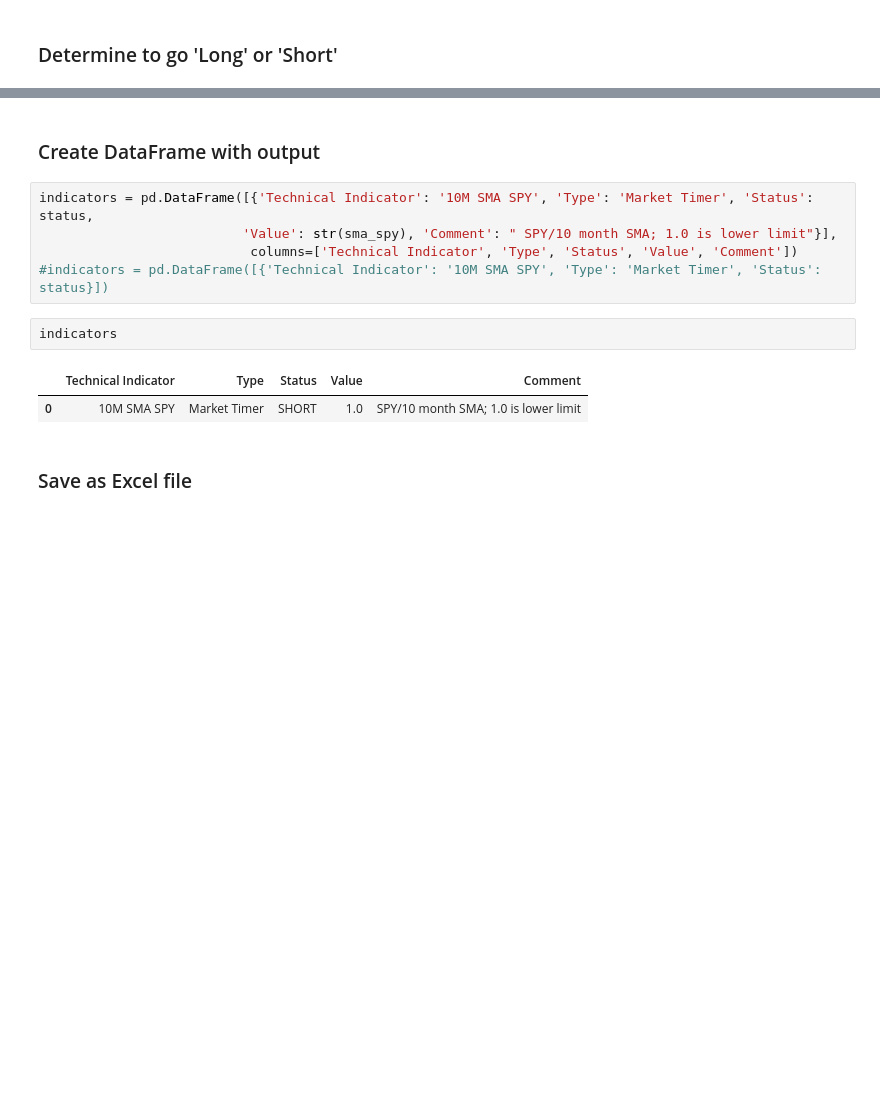
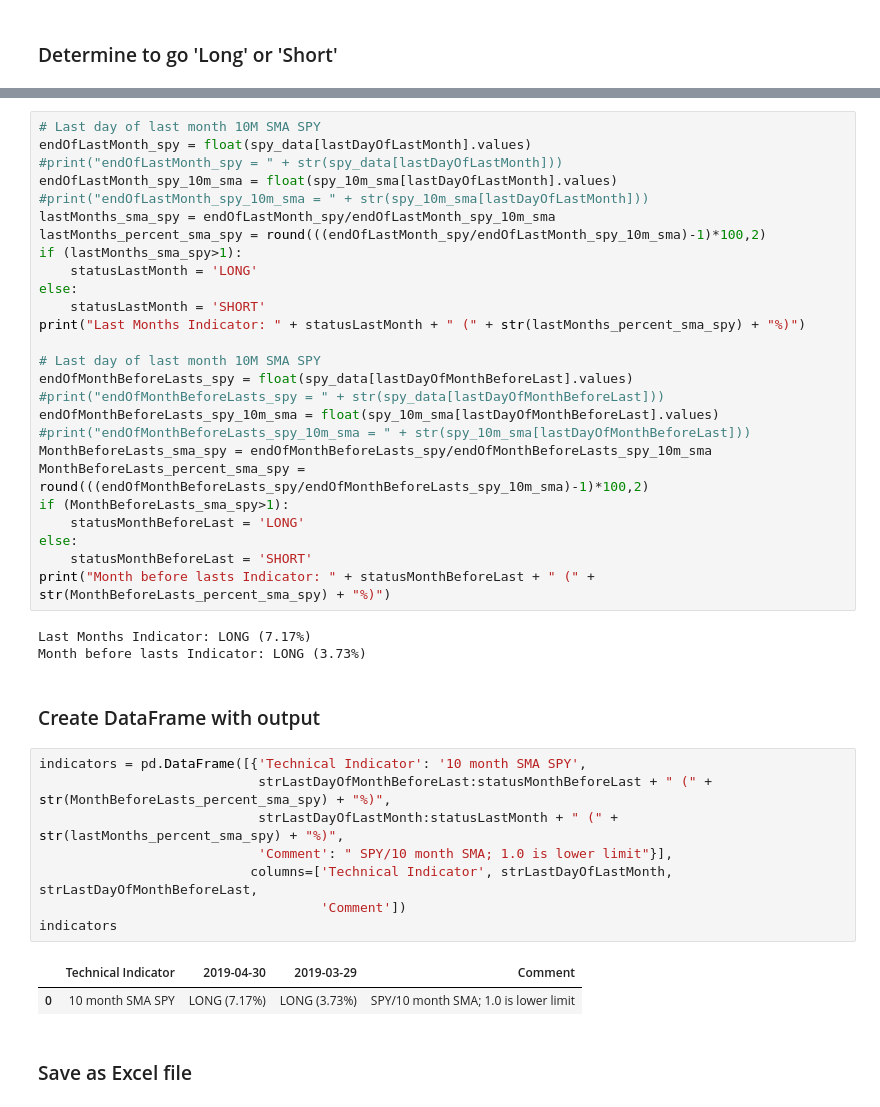
Before and after one commit to robertsloan/AAII-CIMI-Indicators, a Jupyter notebook: 10M SMA SPY.ipynb, the cells around one changed output, grey strips where cells are left out. Cells and saved outputs as stored; diff of their text form; blank space fills up the shorter version.

Commit message:
Changed 10M SMP SPY to create indicators for end of last month and end of the month before last.

```diff
--- a/10M SMA SPY.ipynb
+++ b/10M SMA SPY.ipynb
@@ -133,15 +145,45 @@ SHORT
+# %%
+# Last day of last month 10M SMA SPY
+endOfLastMonth_spy = float(spy_data[lastDayOfLastMonth].values)
+#print("endOfLastMonth_spy = " + str(spy_data[lastDayOfLastMonth]))
+endOfLastMonth_spy_10m_sma = float(spy_10m_sma[lastDayOfLastMonth].values)
+#print("endOfLastMonth_spy_10m_sma = " + str(spy_10m_sma[lastDayOfLastMonth]))
+lastMonths_sma_spy = endOfLastMonth_spy/endOfLastMonth_spy_10m_sma
+lastMonths_percent_sma_spy = round(((endOfLastMonth_spy/endOfLastMonth_spy_10m_sma)-1)*100,2)
+if (lastMonths_sma_spy>1):
+    statusLastMonth = 'LONG'
+else:
+    statusLastMonth = 'SHORT'
+print("Last Months Indicator: " + statusLastMonth + " (" + str(lastMonths_percent_sma_spy) + "%)")
+
+# Last day of last month 10M SMA SPY
+endOfMonthBeforeLasts_spy = float(spy_data[lastDayOfMonthBeforeLast].values)
+#print("endOfMonthBeforeLasts_spy = " + str(spy_data[lastDayOfMonthBeforeLast]))
+endOfMonthBeforeLasts_spy_10m_sma = float(spy_10m_sma[lastDayOfMonthBeforeLast].values)
+#print("endOfMonthBeforeLasts_spy_10m_sma = " + str(spy_10m_sma[lastDayOfMonthBeforeLast]))
+MonthBeforeLasts_sma_spy = endOfMonthBeforeLasts_spy/endOfMonthBeforeLasts_spy_10m_sma
+MonthBeforeLasts_percent_sma_spy = round(((endOfMonthBeforeLasts_spy/endOfMonthBeforeLasts_spy_10m_sma)-1)*100,2)
+if (MonthBeforeLasts_sma_spy>1):
+    statusMonthBeforeLast = 'LONG'
+else:
+    statusMonthBeforeLast = 'SHORT'
+print("Month before lasts Indicator: " + statusMonthBeforeLast + " (" + str(MonthBeforeLasts_percent_sma_spy) + "%)")
+# %% [output]
+Last Months Indicator: LONG (7.17%)
+Month before lasts Indicator: LONG (3.73%)
 # %% [markdown]
 ### Create DataFrame with output
 # %%
-indicators = pd.DataFrame([{'Technical Indicator': '10M SMA SPY', 'Type': 'Market Timer', 'Status': status,
-                          'Value': str(sma_spy), 'Comment': " SPY/10 month SMA; 1.0 is lower limit"}],
-                           columns=['Technical Indicator', 'Type', 'Status', 'Value', 'Comment'])
-#indicators = pd.DataFrame([{'Technical Indicator': '10M SMA SPY', 'Type': 'Market Timer', 'Status': status}])
+indicators = pd.DataFrame([{'Technical Indicator': '10 month SMA SPY',
+                            strLastDayOfMonthBeforeLast:statusMonthBeforeLast + " (" + str(MonthBeforeLasts_percent_sma_spy) + "%)",
+                            strLastDayOfLastMonth:statusLastMonth + " (" + str(lastMonths_percent_sma_spy) + "%)",
+                            'Comment': " SPY/10 month SMA; 1.0 is lower limit"}],
+                           columns=['Technical Indicator', strLastDayOfLastMonth, strLastDayOfMonthBeforeLast,
+                                    'Comment'])
+indicators
+# %% [output]
+|  | Technical Indicator | 2019-04-30 | 2019-03-29 | Comment |
+| 0 | 10 month SMA SPY | LONG (7.17%) | LONG (3.73%) | SPY/10 month SMA; 1.0 is lower limit |
-# %%
-indicators
-# %% [output]
-|  | Technical Indicator | Type | Status | Value | Comment |
-| 0 | 10M SMA SPY | Market Timer | SHORT | 1.0 | SPY/10 month SMA; 1.0 is lower limit |
 # %% [markdown]
 ### Save as Excel file
 # %%
```
Also changed, not shown: parts of 4 cells of this notebook.
